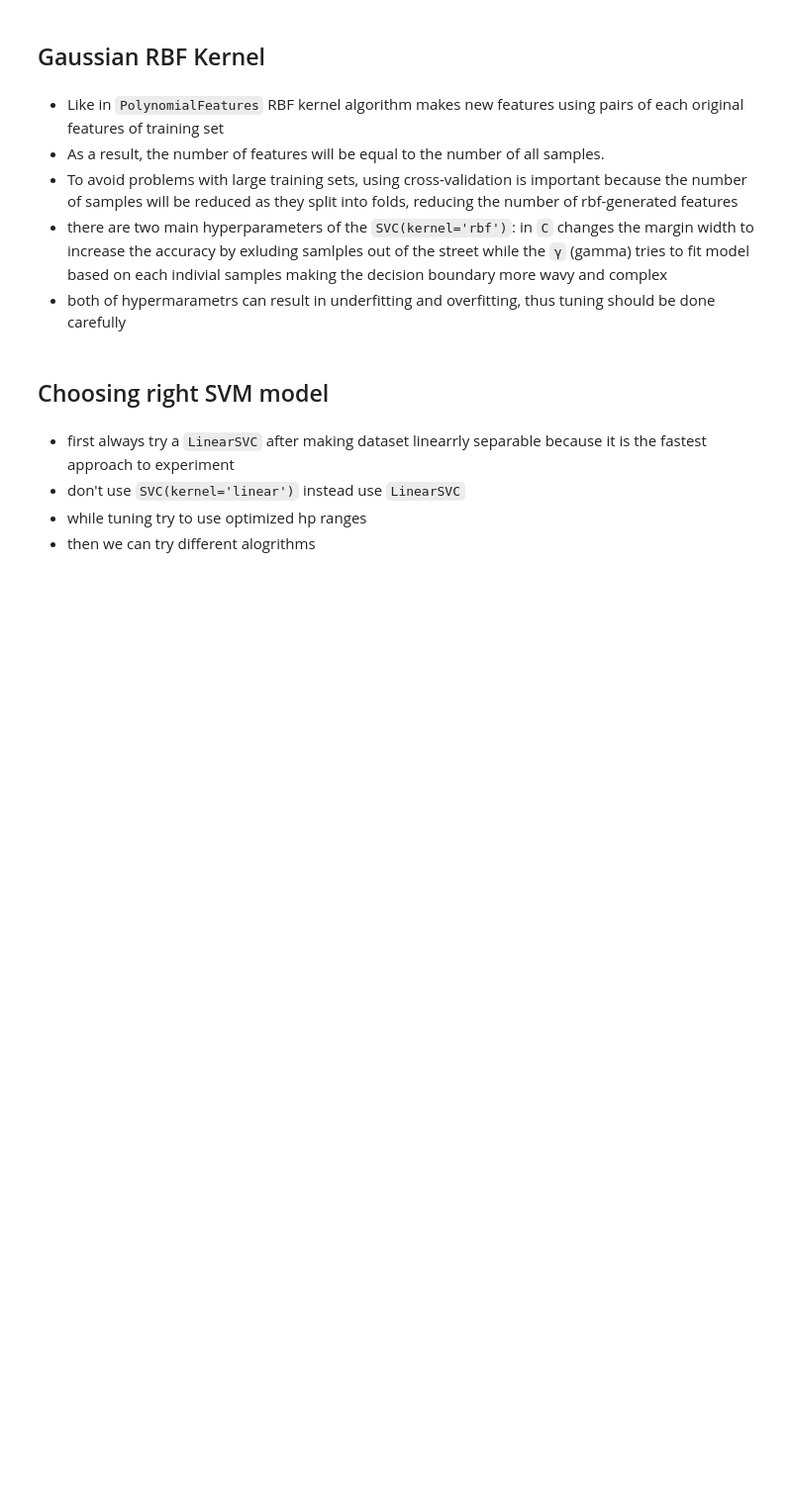
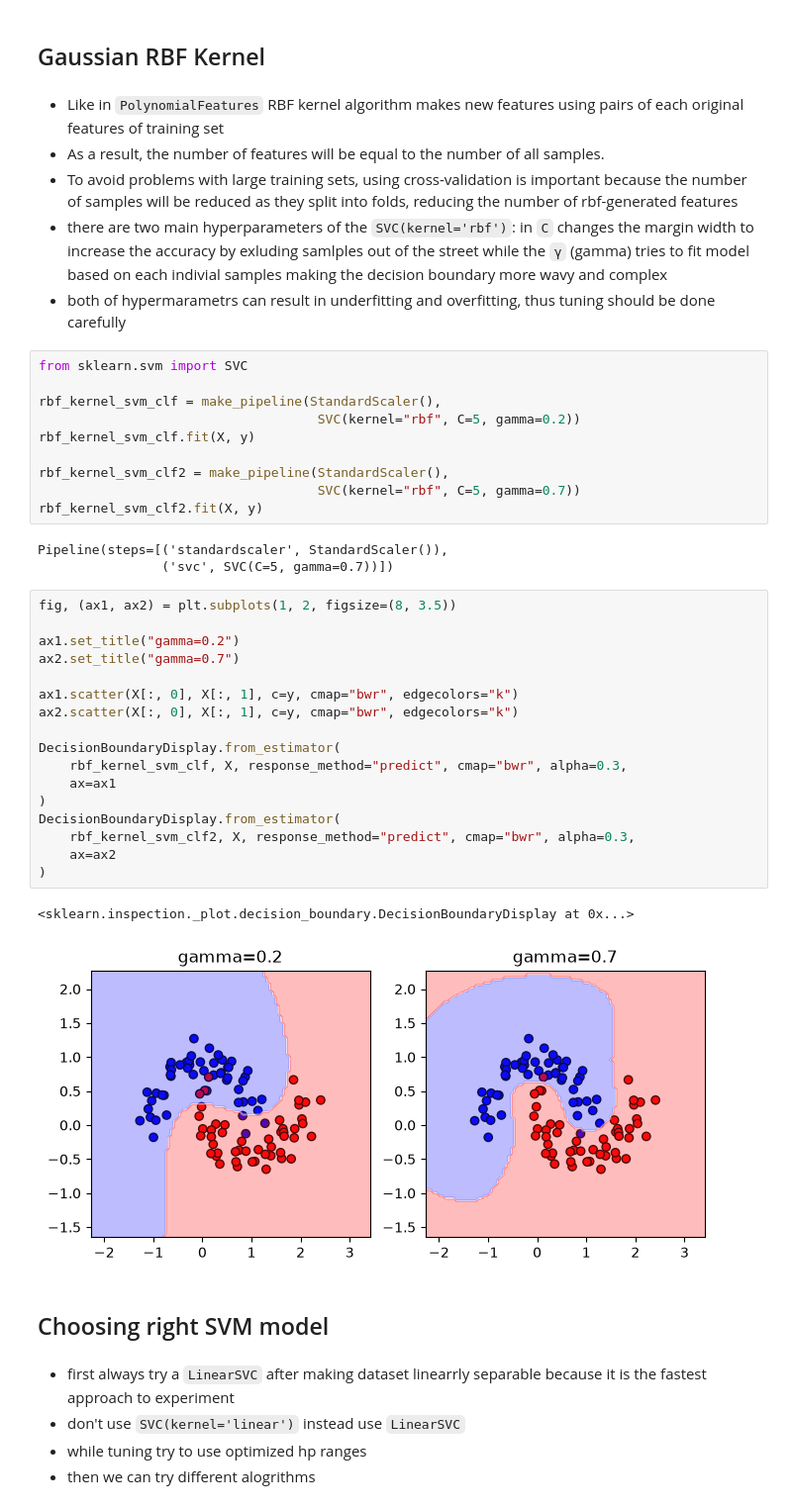
Before and after one commit to yusufjonc07/ML, a Jupyter notebook: experiments/SVM.ipynb, the cells around one changed output. Shown at 99% size. Saved outputs shown, nothing was run; the diff lists cells and outputs as text; blank space fills up the shorter version.

Commit message:
SVM: rbf experiment, gamma param.

```diff
--- a/experiments/SVM.ipynb
+++ b/experiments/SVM.ipynb
@@ -196,6 +194,39 @@ DecisionBoundaryDisplay.from_estimator(
 - To avoid problems with large training sets, using cross-validation is important because the number of samples will be reduced as they split into folds, reducing  the number of rbf-generated features
 - there are two main hyperparameters of the `SVC(kernel='rbf')`: in `C` changes the margin width to increase the accuracy by exluding samlples out of the street while the `γ` (gamma) tries to fit model based on each indivial samples making the decision boundary more wavy and complex
 - both of hypermarametrs can result in underfitting and overfitting, thus tuning should be done carefully
+# %%
+from sklearn.svm import SVC
+
+rbf_kernel_svm_clf = make_pipeline(StandardScaler(),
+                                    SVC(kernel="rbf", C=5, gamma=0.2))
+rbf_kernel_svm_clf.fit(X, y)
+
+rbf_kernel_svm_clf2 = make_pipeline(StandardScaler(),
+                                    SVC(kernel="rbf", C=5, gamma=0.7))
+rbf_kernel_svm_clf2.fit(X, y)
+# %% [output]
+Pipeline(steps=[('standardscaler', StandardScaler()),
+                ('svc', SVC(C=5, gamma=0.7))])
+# %%
+fig, (ax1, ax2) = plt.subplots(1, 2, figsize=(8, 3.5))
+
+ax1.set_title("gamma=0.2")
+ax2.set_title("gamma=0.7")
+
+ax1.scatter(X[:, 0], X[:, 1], c=y, cmap="bwr", edgecolors="k")
+ax2.scatter(X[:, 0], X[:, 1], c=y, cmap="bwr", edgecolors="k")
+
+DecisionBoundaryDisplay.from_estimator(
+    rbf_kernel_svm_clf, X, response_method="predict", cmap="bwr", alpha=0.3,
+    ax=ax1
+)
+DecisionBoundaryDisplay.from_estimator(
+    rbf_kernel_svm_clf2, X, response_method="predict", cmap="bwr", alpha=0.3,
+    ax=ax2
+)
+# %% [output]
+<sklearn.inspection._plot.decision_boundary.DecisionBoundaryDisplay at 0x...>
+[figure, added]
 # %% [markdown]
 ## Choosing right SVM model
 # %% [markdown]
```
Also changed, not shown: parts of 3 cells of this notebook.
